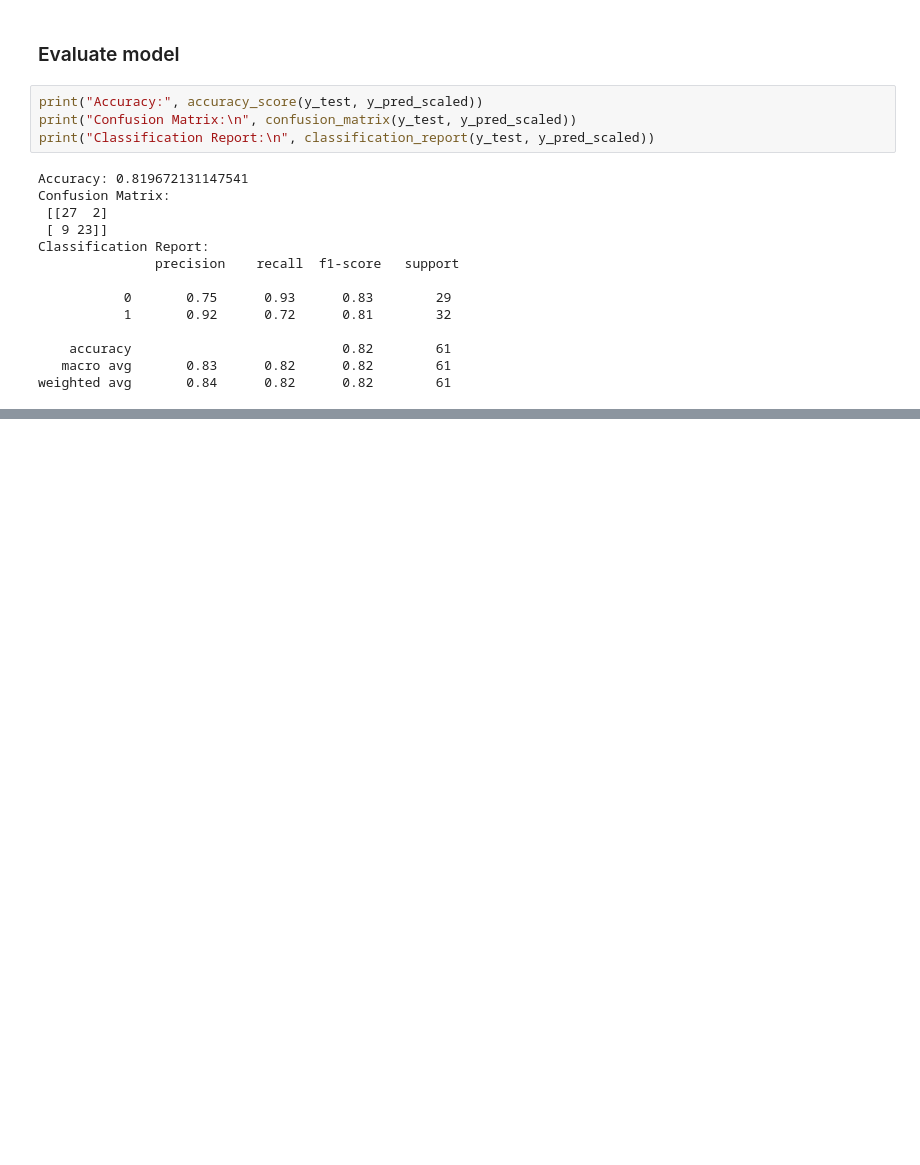
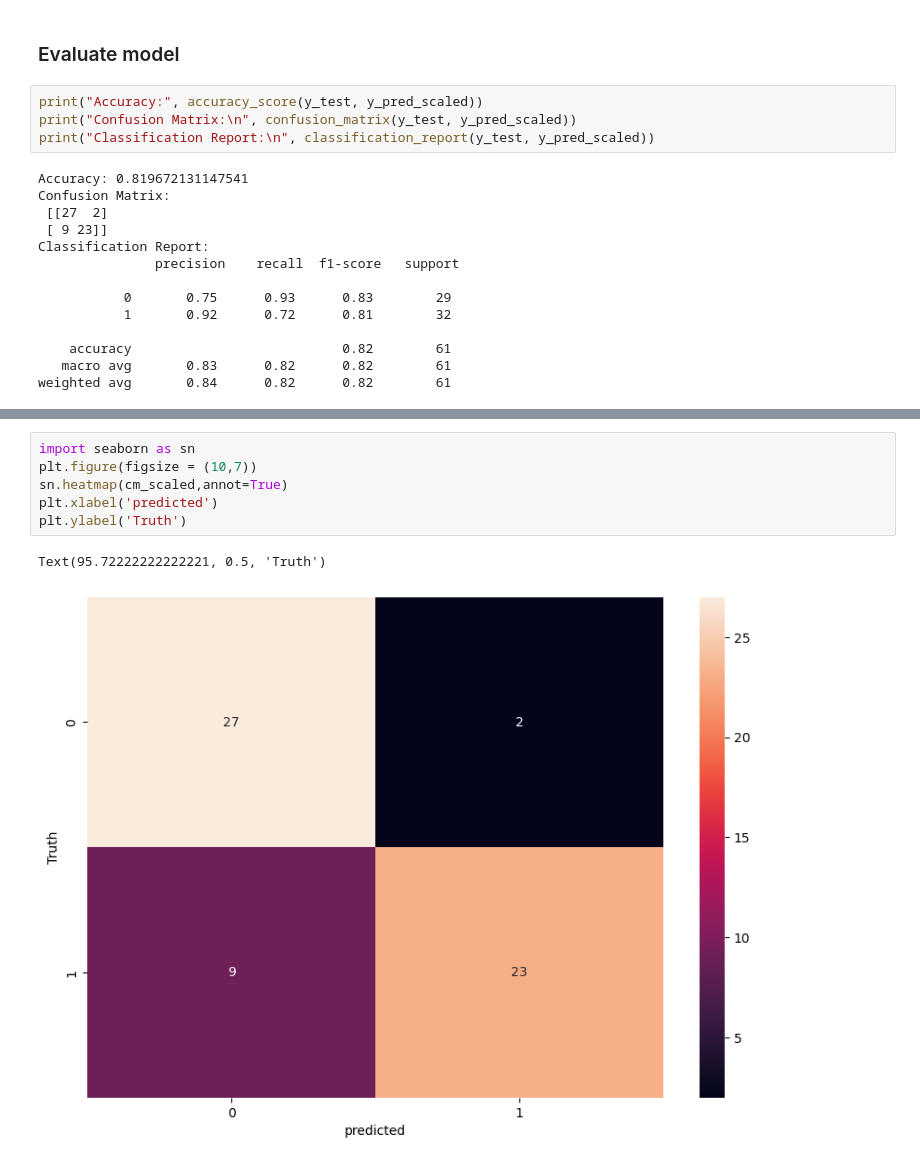
Before and after one commit to GUNTIKALYAN/ML_ALGORITHMS, a Jupyter notebook: Logistic_Regression/1-Logitsic_Regression_model.ipynb, the cells around one changed output, grey strips where cells are left out. Drawn from its saved outputs; the diff is of its cells as text; blank space fills up the shorter version.

```diff
--- a/Logistic_Regression/1-Logitsic_Regression_model.ipynb
+++ b/Logistic_Regression/1-Logitsic_Regression_model.ipynb
@@ -194,0 +216,9 @@ weighted avg       0.84      0.82      0.82        61
+# %%
+import seaborn as sn
+plt.figure(figsize = (10,7))
+sn.heatmap(cm_scaled,annot=True)
+plt.xlabel('predicted')
+plt.ylabel('Truth')
+# %% [output]
+Text(95.72222222222221, 0.5, 'Truth')
+[figure, added]
```
Also changed, not shown: parts of 3 cells of this notebook.
